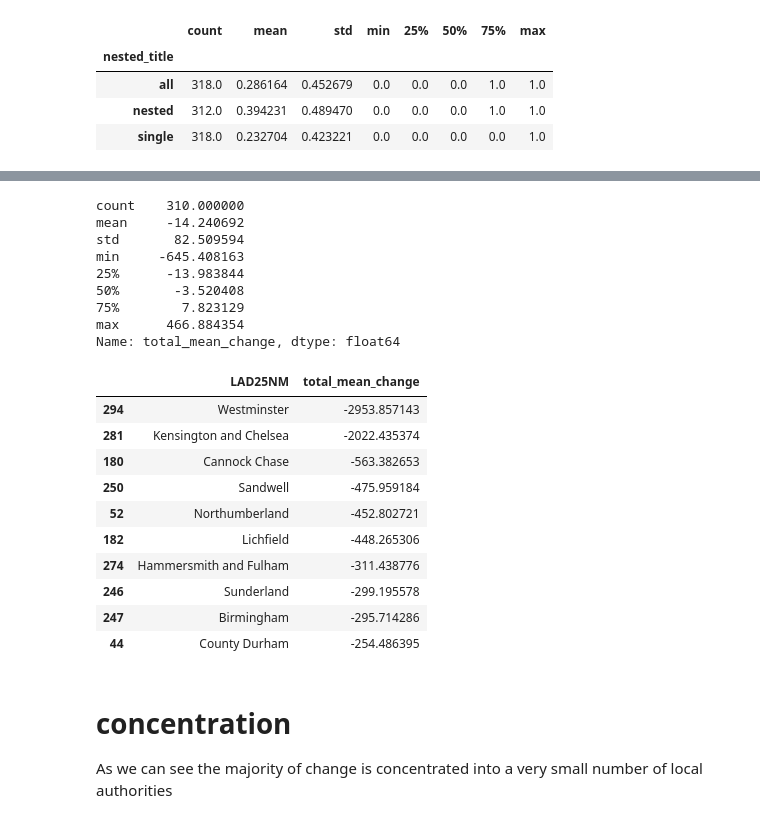
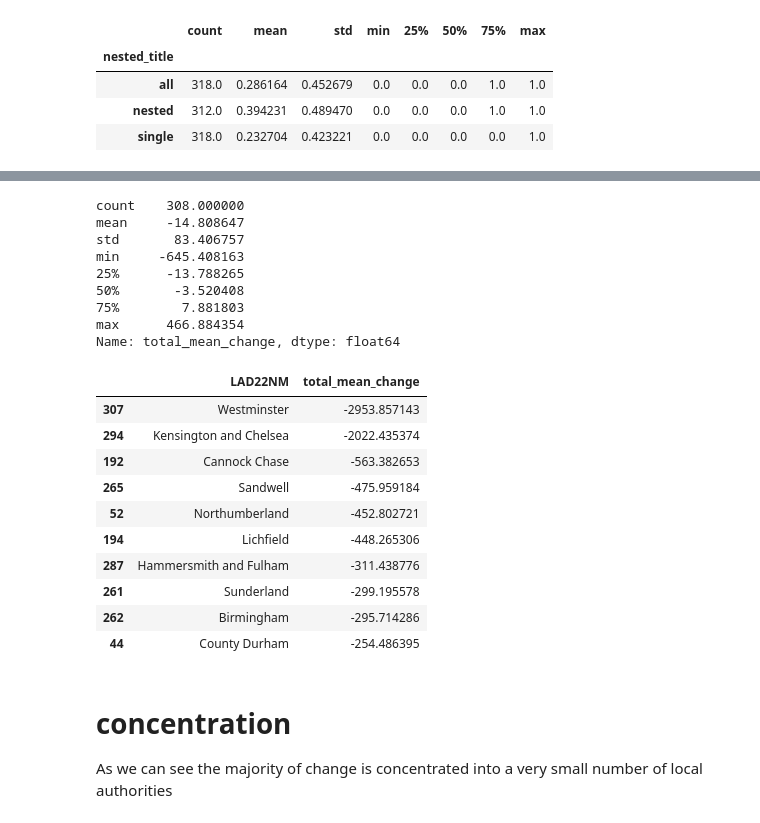
Before and after one commit to JonnoB/enhance_ocod, a Jupyter notebook: notebooks/exploratory_analysis.ipynb, the cells around one changed output, grey strips where cells are left out. Cells and saved outputs as stored; diff of their text form; code cells hidden in the pictures.

```diff
--- a/notebooks/exploratory_analysis.ipynb
+++ b/notebooks/exploratory_analysis.ipynb
@@ -21,6 +24,6 @@ brexit_date = pd.to_datetime('2016-06-23')  # Brexit date
 covid_date = pd.to_datetime('2020-03-23')   # First UK lockdown
 ukraine_war_date = pd.to_datetime('2022-02-24')  # Start of Russia-Ukraine war
 # %%
-target_file = list_of_files[0]
+target_file = '../data/ocod_history_processed/OCOD_FULL_2022_02.parquet'
 
-target_year = pd.read_parquet(target_file)
+reference_year = pd.read_parquet(target_file)
@@ -370,0 +383,19 @@ True
+# %%
+import geopandas as gpd
+
+# Direct WFS URL with correct parameters
+wfs_url = "https://dservices1.arcgis.com/ESMARspQHYMw9BZ9/arcgis/services/Local_Authority_Districts_May_2022_UK_BSC_V3/WFSServer?service=WFS&version=2.0.0&request=GetFeature&typeName=Local_Authority_Districts_May_2022_UK_BSC_V3:LAD_MAY_2022_UK_BSC_V3&outputFormat=GEOJSON&srsName=EPSG:4326"
+
+try:
+    print("Loading Local Authority Districts data...")
+    gdf = gpd.read_file(wfs_url)
+    print(f"Successfully loaded {len(gdf)} Local Authority Districts")
+    print(f"Columns: {list(gdf.columns)}")
+    print(f"CRS: {gdf.crs}")
+
+    # Display first few rows
+    print("\nFirst 3 rows:")
+    print(gdf[[LAD_COLUMN_CODE, LAD_COLUMN_NAME]].head(3))
+
+except Exception as e:
+    print(f"Error: {e}")
@@ -439,11 +481,6 @@ df_diff_change.sort_values('total_mean_change')
 | 551 | nested | E08000012 | 4.059864 | 466.884354 |
 | 238 | all | E08000012 | 4.716327 | 542.377551 |
 948 rows × 4 columns
-# %%
-import geopandas as gpd
-
-# Read directly from the ZIP file
-gdf = gpd.read_file("../data/lad_shapefile.zip")
 # %%
 temp = df_diff_change.copy()
 
@@ -462,7 +499,7 @@ import matplotlib.pyplot as plt
 import numpy as np
 
 # Filter gdf to only include areas with LAD23CD containing "E" or "W" Remove silly isles for visual compactness
-gdf_filtered = gdf[gdf['LAD25CD'].str.contains('E|W', na=False) & (gdf['LAD25CD']!='E06000053')]
+gdf_filtered = gdf[gdf[LAD_COLUMN_CODE].str.contains('E|W', na=False) & (gdf[LAD_COLUMN_CODE]!='E06000053')]
 
 # Create subplots with light blue background
 fig, axes = plt.subplots(1, 2, figsize=(20, 10), facecolor='#E6F3FF')
@@ -474,7 +511,7 @@ categories = ['nested', 'single']
 for i, category in enumerate(categories):
     # Merge for each category
     gdf_temp = gdf_filtered.merge(df_diff_change.loc[df_diff_change['nested_title']==category],
-                                  left_on='LAD25CD',
+                                  left_on=LAD_COLUMN_CODE,
                                   right_on='lad11cd',
                                   how='left')
 
@@ -667,36 +702,36 @@ plt.show()
 # %%
 gdf_filtered.merge(df_diff_change.loc[df_diff_change['nested_title']=='nested'],
-                                  left_on='LAD25CD',
+                                  left_on=LAD_COLUMN_CODE,
                                   right_on='lad11cd',
                                   how='left')['total_mean_change'].describe()
 # %% [output]
-count    310.000000
-mean     -14.240692
-std       82.509594
+count    308.000000
+mean     -14.808647
+std       83.406757
 min     -645.408163
-25%      -13.983844
+25%      -13.788265
 50%       -3.520408
-75%        7.823129
+75%        7.881803
 max      466.884354
 Name: total_mean_change, dtype: float64
 # %%
 temp = gdf_filtered.merge(df_diff_change.loc[df_diff_change['nested_title']=='all'],
-                                  left_on='LAD25CD',
+                                  left_on=LAD_COLUMN_CODE,
                                   right_on='lad11cd',
                                   how='left').sort_values('total_mean_change')
 
-temp.loc[temp['total_mean_change'].notna(), ["LAD25NM", "total_mean_change"]].head(10)
+temp.loc[temp['total_mean_change'].notna(), ["LAD22NM", "total_mean_change"]].head(10)
 # %% [output]
-|  | LAD25NM | total_mean_change |
-| 294 | Westminster | -2953.857143 |
-| 281 | Kensington and Chelsea | -2022.435374 |
-| 180 | Cannock Chase | -563.382653 |
-| 250 | Sandwell | -475.959184 |
+|  | LAD22NM | total_mean_change |
+| 307 | Westminster | -2953.857143 |
+| 294 | Kensington and Chelsea | -2022.435374 |
+| 192 | Cannock Chase | -563.382653 |
+| 265 | Sandwell | -475.959184 |
 | 52 | Northumberland | -452.802721 |
-| 182 | Lichfield | -448.265306 |
-| 274 | Hammersmith and Fulham | -311.438776 |
-| 246 | Sunderland | -299.195578 |
-| 247 | Birmingham | -295.714286 |
+| 194 | Lichfield | -448.265306 |
+| 287 | Hammersmith and Fulham | -311.438776 |
+| 261 | Sunderland | -299.195578 |
+| 262 | Birmingham | -295.714286 |
 | 44 | County Durham | -254.486395 |
 # %% [markdown]
 # concentration
```
Also changed, not shown: parts of 21 cells of this notebook, 1 other file.
